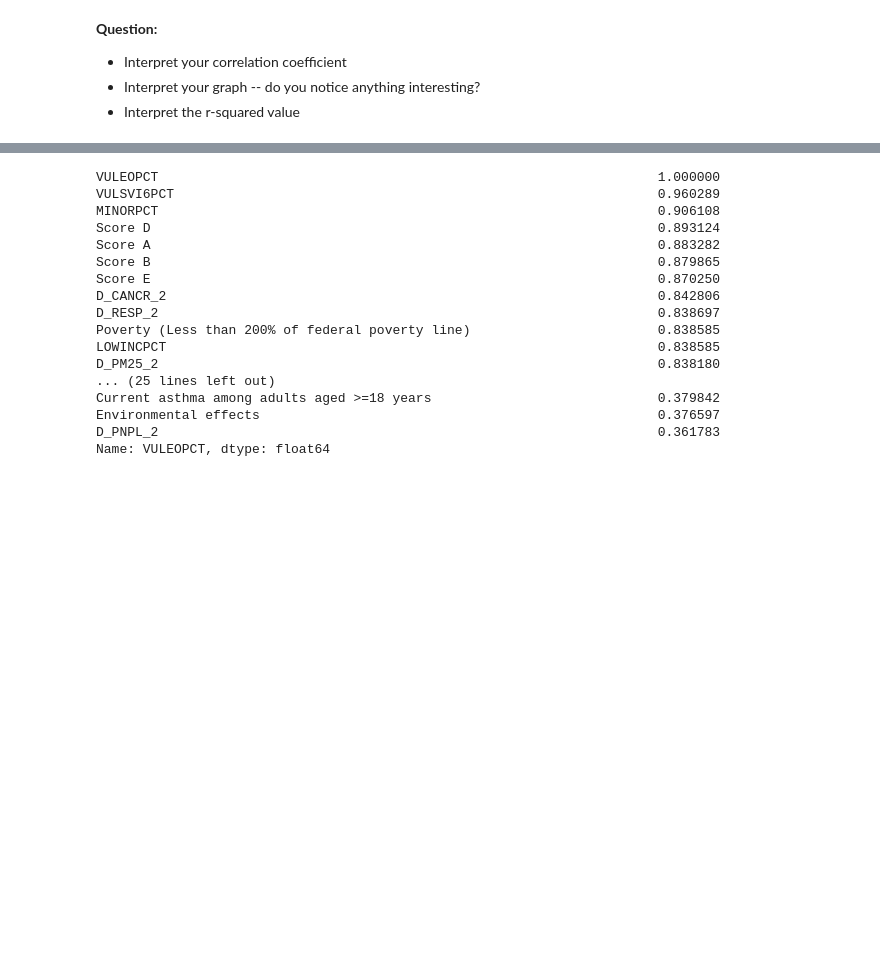
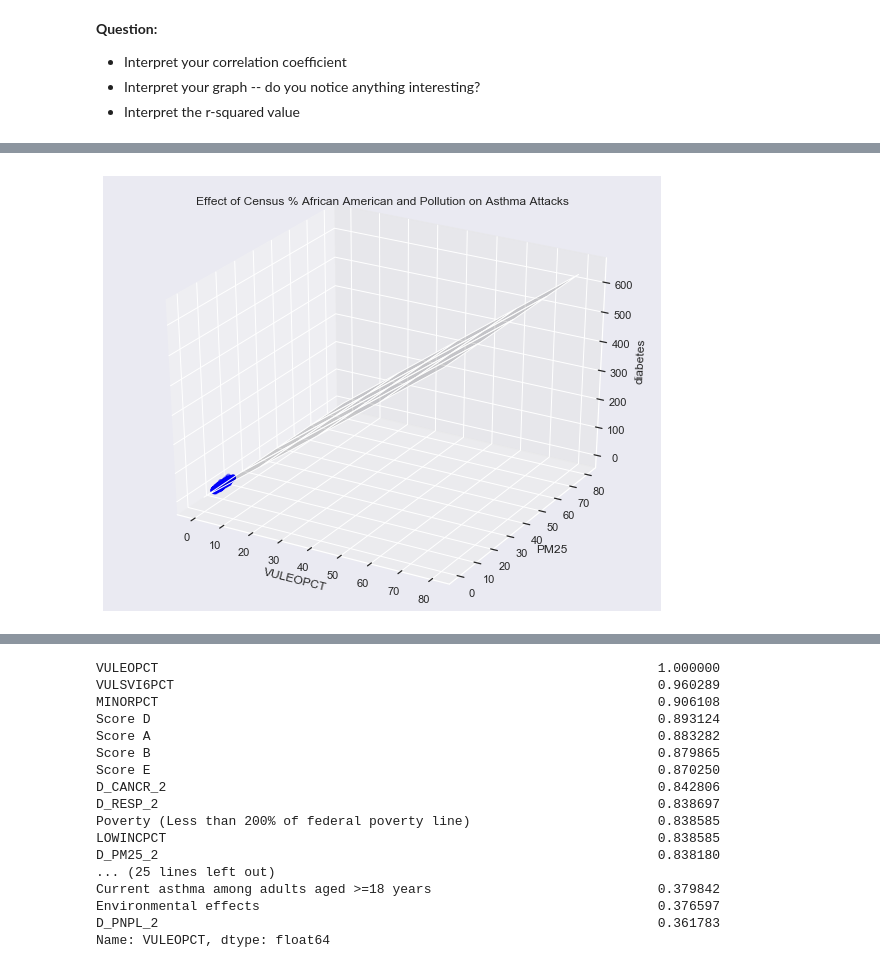
Before and after one commit to ds-modules/DATA88-SP22, a Jupyter notebook: whej03/roughDraft_whej03.ipynb, the cells around one changed output, grey strips where cells are left out. Cells and saved outputs as stored; diff of their text form; code cells hidden in the pictures; blank space fills up the shorter version.

```diff
--- a/whej03/roughDraft_whej03.ipynb
+++ b/whej03/roughDraft_whej03.ipynb
@@ -330,0 +417,37 @@ Warnings:
+# %%
+#this line makes the plot below interactive! You can slowly move the graph around to see from different angles.
+%matplotlib inline
+
+model = sm.ols(formula='diabetes ~ VULEOPCT + PM25', data = table4)
+fit = model.fit()
+
+fig = plt.figure(figsize=(10,8))
+ax = fig.add_subplot(111, projection='3d')
+
+x_surf = np.arange(0, 100, 20)                # generate a mesh
+y_surf = np.arange(0, 100, 20)
+x_surf, y_surf = np.meshgrid(x_surf, y_surf)
+
+exog = pd.core.frame.DataFrame({'VULEOPCT': x_surf.ravel(), 'PM25': y_surf.ravel()})
+out = fit.predict(exog = exog)
+
+ax.plot_surface(x_surf, y_surf,
+                out.values.reshape(x_surf.shape),
+                rstride=1,
+                cstride=1,
+                color='None',
+                alpha = 0.15)
+
+ax.scatter(table4['VULEOPCT'], table4['PM25'], table4['diabetes'],
+           c='blue',
+           marker='o',
+           alpha=.15)
+
+ax.set_xlabel('VULEOPCT')
+ax.set_ylabel('PM25')
+ax.set_zlabel('diabetes')
+ax.set_title('Effect of Census % African American and Pollution on Asthma Attacks')
+
+plt.show()
+# %% [output]
+[figure, added]
```
Also changed, not shown: parts of 23 cells of this notebook.
